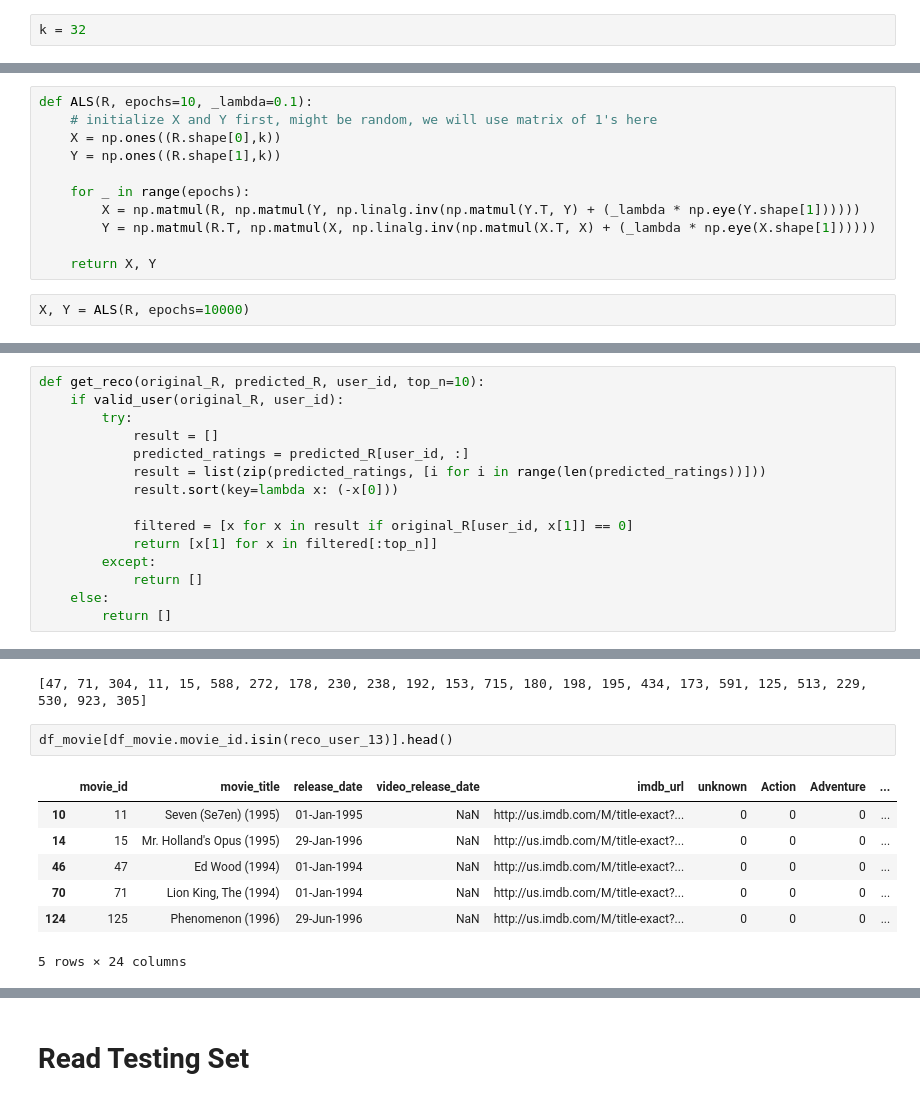
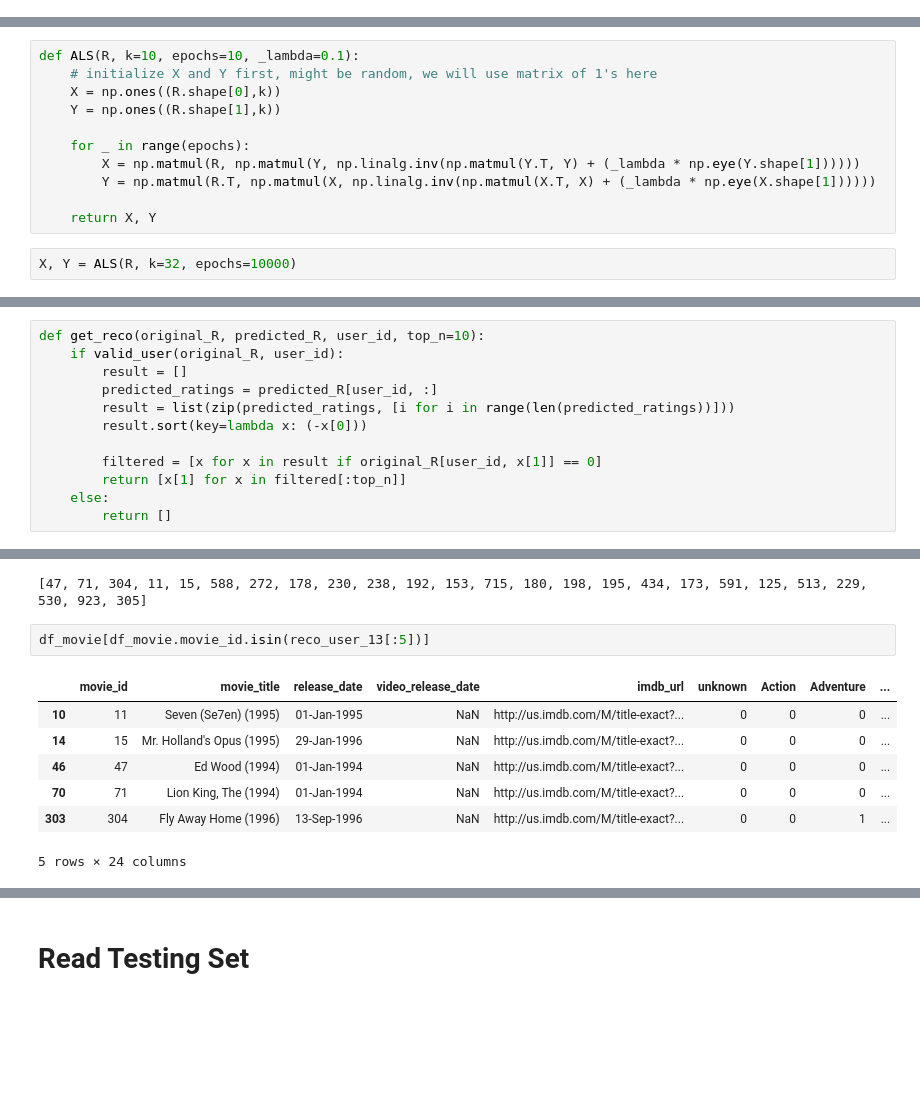
Before and after one commit to wahyudierwin/classic-als, a Jupyter notebook: Classical ALS.ipynb, the cells around one changed output, grey strips where cells are left out. Cells and saved outputs as stored; diff of their text form; blank space fills up the shorter version.

```diff
--- a/Classical ALS.ipynb
+++ b/Classical ALS.ipynb
@@ -129,8 +129,6 @@ movies_watched[movies_watched['user_id'] == 13].head(10)
 Let X be user's latent features and Y be item's latent features. X has (n_user, k) dimension and Y has (n_item, k) dimension. Let R = X*Y.T
 
 We will use k = 32 in this code, and dimension of R will be (1000, 2000) to deal with 1-index array.
-# %%
-k = 32
 # %%
 R = np.zeros((1000, 2000))
 # %%
@@ -157,7 +155,7 @@ array([[0., 0., 0., ..., 0., 0., 0.],
        [0., 0., 0., ..., 0., 0., 0.],
        [0., 0., 0., ..., 0., 0., 0.]])
 # %%
-def ALS(R, epochs=10, _lambda=0.1):
+def ALS(R, k=10, epochs=10, _lambda=0.1):
     # initialize X and Y first, might be random, we will use matrix of 1's here
     X = np.ones((R.shape[0],k))
     Y = np.ones((R.shape[1],k))
@@ -168,7 +166,7 @@ def ALS(R, epochs=10, _lambda=0.1):
 
     return X, Y
 # %%
-X, Y = ALS(R, epochs=10000)
+X, Y = ALS(R, k=32, epochs=10000)
 # %%
 X
 # %% [output]
@@ -238,16 +236,13 @@ def valid_user(R, user_id):
 # %%
 def get_reco(original_R, predicted_R, user_id, top_n=10):
     if valid_user(original_R, user_id):
-        try:
-            result = []
-            predicted_ratings = predicted_R[user_id, :]
-            result = list(zip(predicted_ratings, [i for i in range(len(predicted_ratings))]))
-            result.sort(key=lambda x: (-x[0]))
+        result = []
+        predicted_ratings = predicted_R[user_id, :]
+        result = list(zip(predicted_ratings, [i for i in range(len(predicted_ratings))]))
+        result.sort(key=lambda x: (-x[0]))
 
-            filtered = [x for x in result if original_R[user_id, x[1]] == 0]
-            return [x[1] for x in filtered[:top_n]]
-        except:
-            return []
+        filtered = [x for x in result if original_R[user_id, x[1]] == 0]
+        return [x[1] for x in filtered[:top_n]]
     else:
         return []
 # %%
@@ -257,12 +252,12 @@ print(reco_user_13)
 # %% [output]
 [47, 71, 304, 11, 15, 588, 272, 178, 230, 238, 192, 153, 715, 180, 198, 195, 434, 173, 591, 125, 513, 229, 530, 923, 305]
 # %%
-df_movie[df_movie.movie_id.isin(reco_user_13)].head()
+df_movie[df_movie.movie_id.isin(reco_user_13[:5])]
 # %% [output]
 |  | movie_id | movie_title | release_date | video_release_date | imdb_url | unknown | Action | Adventure | ... |
 | 10 | 11 | Seven (Se7en) (1995) | 01-Jan-1995 | NaN | http://us.imdb.com/M/title-exact?... | 0 | 0 | 0 | ... |
 | 14 | 15 | Mr. Holland's Opus (1995) | 29-Jan-1996 | NaN | http://us.imdb.com/M/title-exact?... | 0 | 0 | 0 | ... |
 | 46 | 47 | Ed Wood (1994) | 01-Jan-1994 | NaN | http://us.imdb.com/M/title-exact?... | 0 | 0 | 0 | ... |
 | 70 | 71 | Lion King, The (1994) | 01-Jan-1994 | NaN | http://us.imdb.com/M/title-exact?... | 0 | 0 | 0 | ... |
-| 124 | 125 | Phenomenon (1996) | 29-Jun-1996 | NaN | http://us.imdb.com/M/title-exact?... | 0 | 0 | 0 | ... |
+| 303 | 304 | Fly Away Home (1996) | 13-Sep-1996 | NaN | http://us.imdb.com/M/title-exact?... | 0 | 0 | 1 | ... |
 5 rows × 24 columns
```
Also changed, not shown: parts of 1 cell of this notebook.
